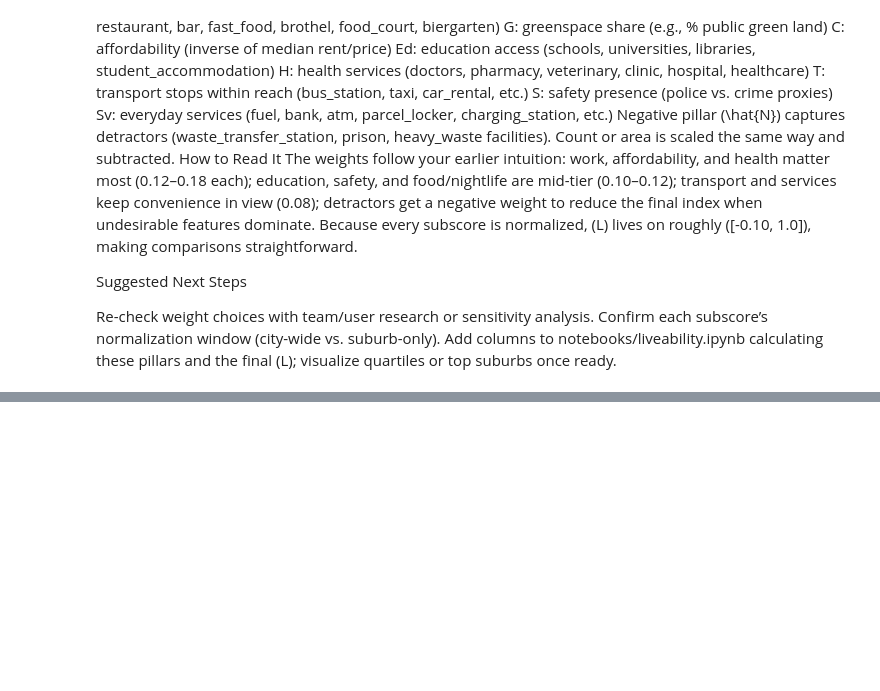
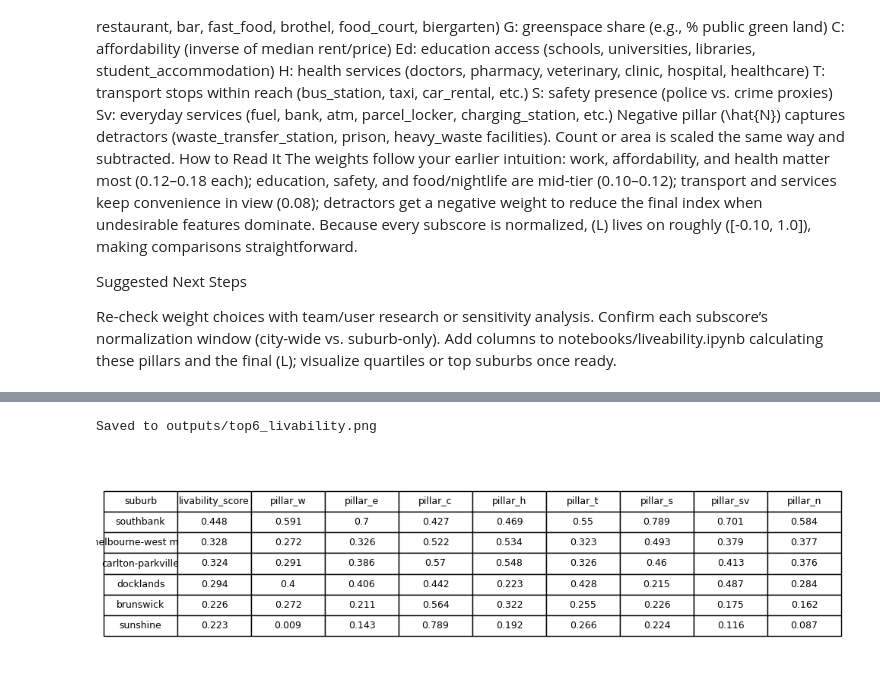
Before and after one commit to jackshee/real-estate-industry-project-public-version, a Jupyter notebook: notebooks/liveability.ipynb, the cells around one changed output, grey strips where cells are left out. Drawn from its saved outputs; the diff is of its cells as text; code cells hidden in the pictures; blank space fills up the shorter version.

```diff
--- a/notebooks/liveability.ipynb
+++ b/notebooks/liveability.ipynb
@@ -39,0 +863,32 @@ Add columns to notebooks/liveability.ipynb calculating these pillars and the fin
+# %%
+import matplotlib.pyplot as plt
+from matplotlib import rcParams
+
+top6 = (
+    suburb_df.reset_index()  # brings suburb name out of the index
+             .loc[:, ["suburb", "livability_score",
+                      "pillar_w", "pillar_e", "pillar_c", "pillar_h",
+                      "pillar_t", "pillar_s", "pillar_sv", "pillar_n"]]
+             .head(6)
+)
+
+fig, ax = plt.subplots(figsize=(10, 3))
+ax.axis("off")
+rcParams["font.size"] = 10
+
+table = ax.table(
+    cellText=top6.round(3).values,
+    colLabels=top6.columns,
+    loc="center",
+    cellLoc="center",
+)
+table.auto_set_font_size(False)
+table.set_fontsize(9)
+table.scale(1, 1.4)
+
+fig.tight_layout()
+fig.savefig("../data/curated/rent_features/top6_livability.png", dpi=300, bbox_inches="tight")
+print("Saved to outputs/top6_livability.png")
+# %% [output]
+Saved to outputs/top6_livability.png
+[figure, added]
```
Also changed, not shown: parts of 8 cells of this notebook, 4 other files.
